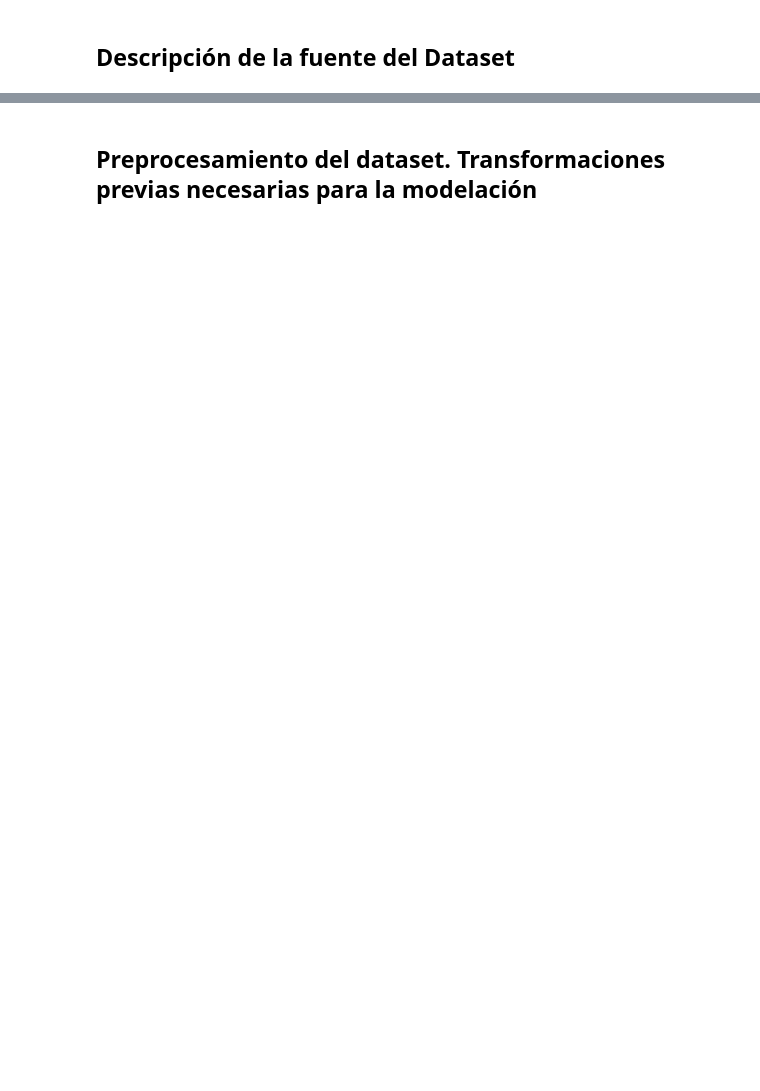
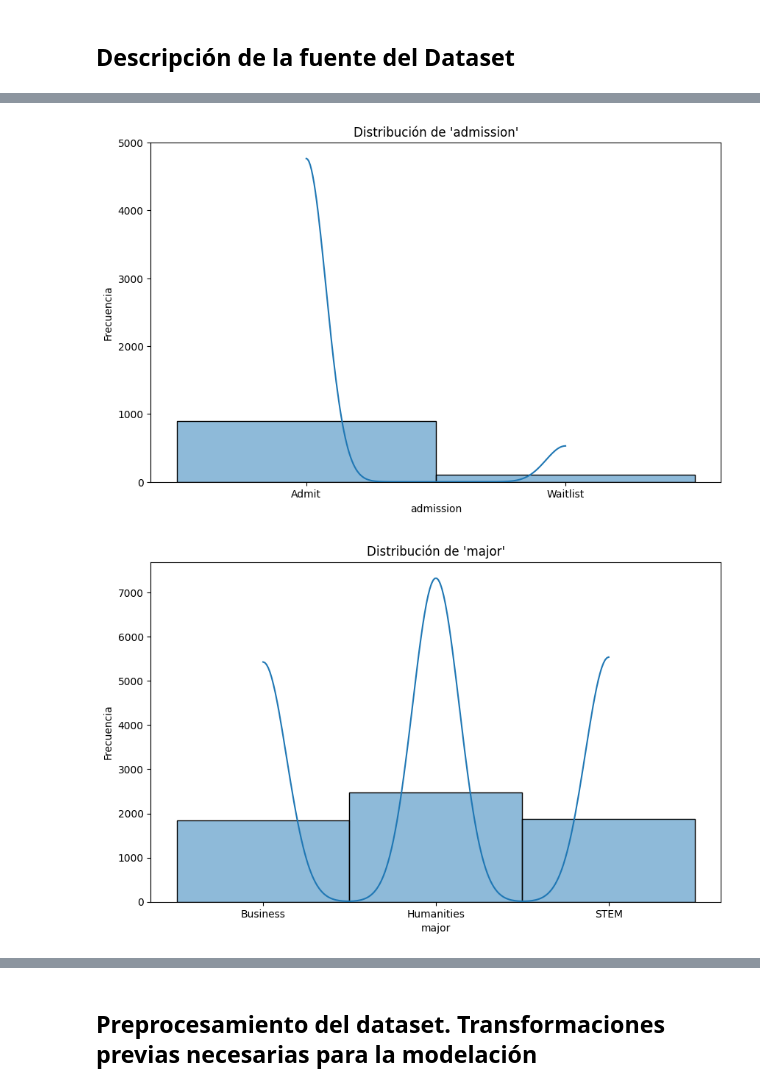
Before and after one commit to Jona-24/Act2_TecnicasIA, a Jupyter notebook: vidama03_act2 (1)/MUAVDM_TIA_Actividad 2_Clasificación_NotebookBase.ipynb, the cells around one changed output, grey strips where cells are left out. Drawn from its saved outputs; the diff is of its cells as text; code cells hidden in the pictures; blank space fills up the shorter version.

```diff
--- a/vidama03_act2 (1)/MUAVDM_TIA_Actividad 2_Clasificación_NotebookBase.ipynb
+++ b/vidama03_act2 (1)/MUAVDM_TIA_Actividad 2_Clasificación_NotebookBase.ipynb
@@ -64,2 +154,28 @@ Se incorporá una pequeña descripción (EDA) del conjunto de datos utilizado. S
 # %%
 #Código que responde a la descripción anterior (incorpore las lineas de code necesarias. Describa cadas sentencia de código)
+
+# EDA - Análisis exploratorio de datos
+
+# Histograma de la variable objetivo
+plt.figure(figsize=(10, 6))
+sns.histplot(df["admission"], bins=30, kde=True)
+plt.title("Distribución de 'admission'")
+plt.xlabel("admission")
+plt.ylabel("Frecuencia")
+plt.show()
+
+
+
+#Distribución de algunas características numéricas
+numerical_features = ["major", "gpa", "work_exp"]
+
+for feature in numerical_features:
+    plt.figure(figsize=(10, 6))
+    sns.histplot(df[feature], bins=30, kde=True)
+    plt.title(f"Distribución de '{feature}'")
+    plt.xlabel(feature)
+    plt.ylabel("Frecuencia")
+    plt.show()
+# %% [output]
+[figure, added]
+[figure, added]
```
Also changed, not shown: parts of 28 cells of this notebook, 1 other file.
